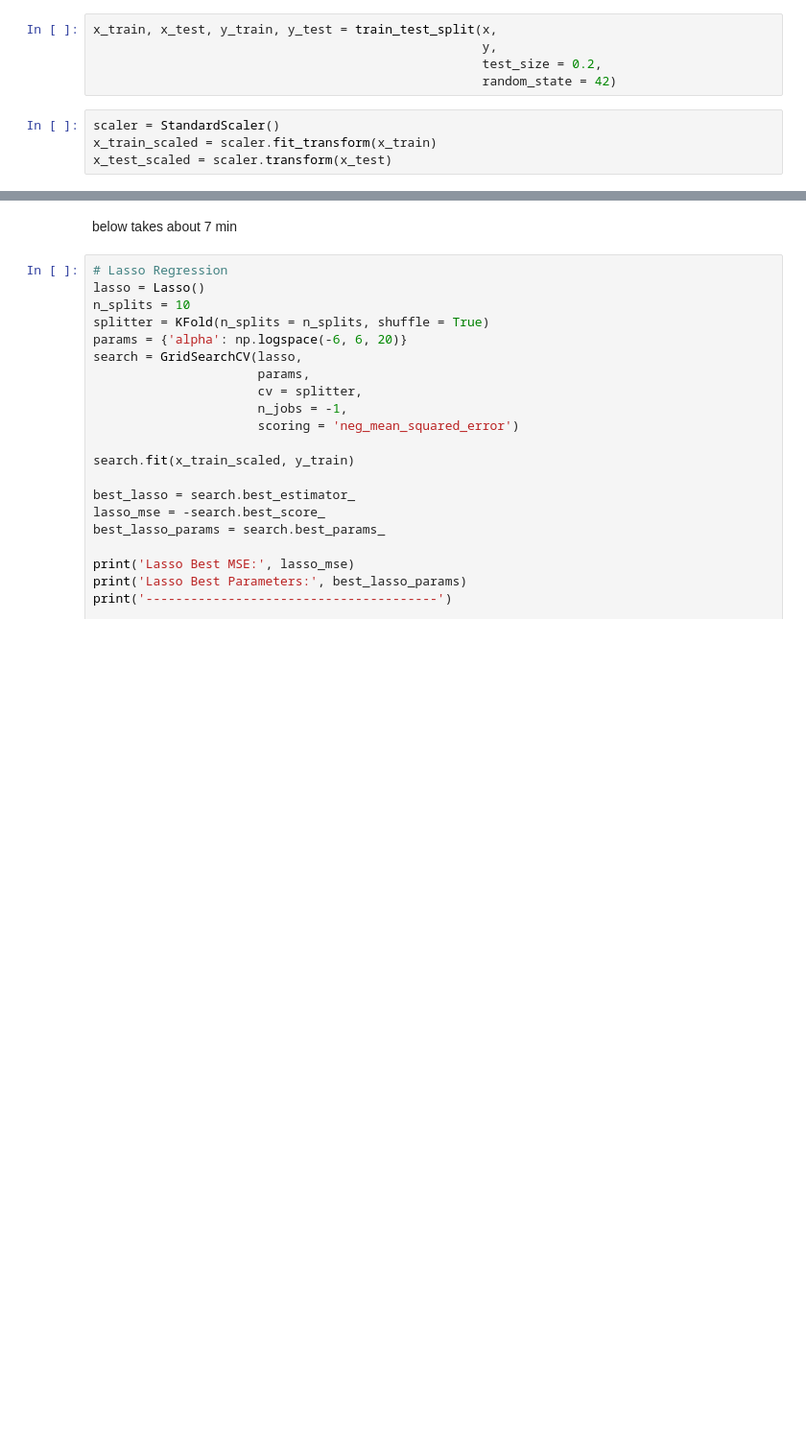
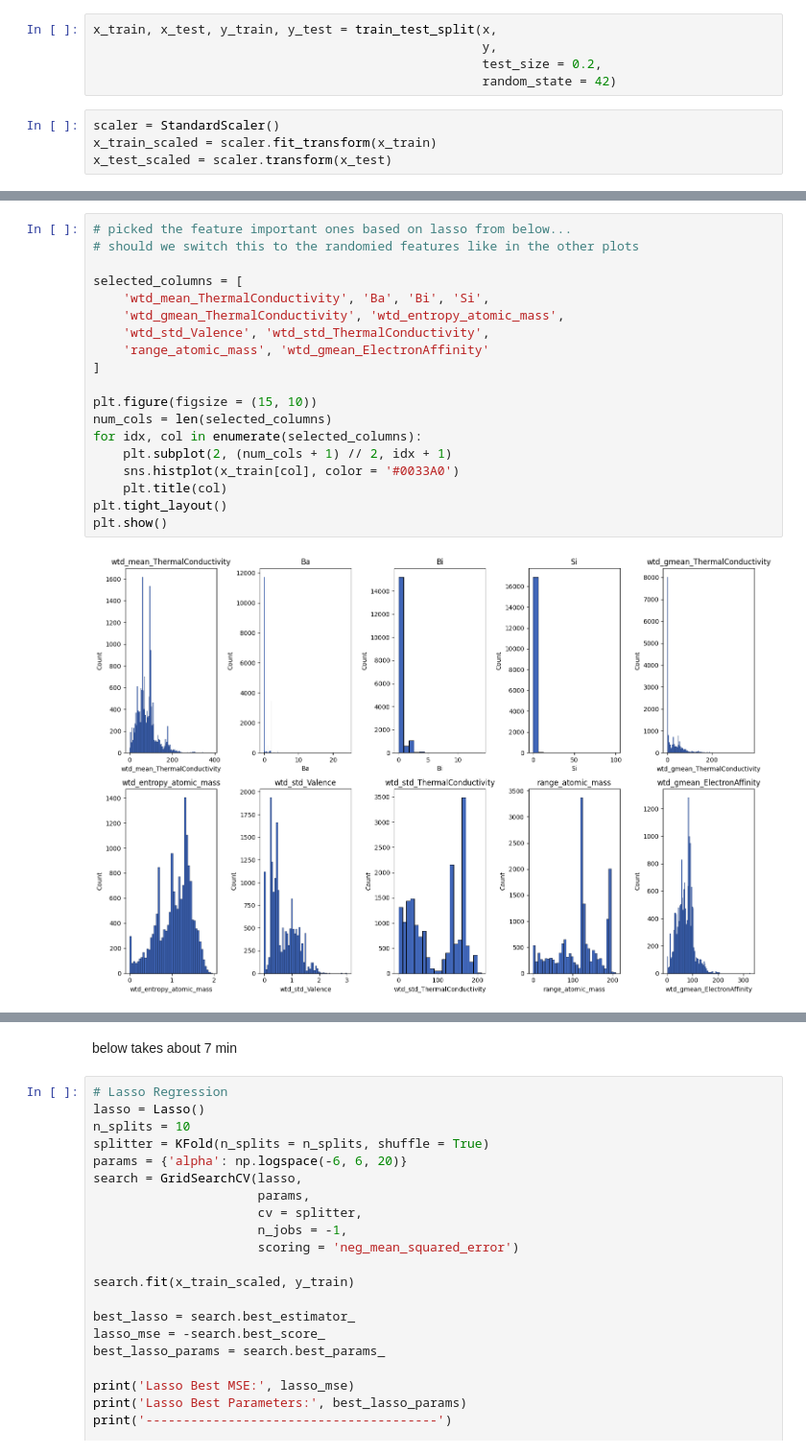
Before and after one commit to taddbackus/qtw, a Jupyter notebook: CaseStudy1/Case_Study_1_v2_0.ipynb, the cells around one changed output, grey strips where cells are left out. Shown at 96% size. Saved outputs shown, nothing was run; the diff lists cells and outputs as text; blank space fills up the shorter version.

```diff
--- a/CaseStudy1/Case_Study_1_v2_0.ipynb
+++ b/CaseStudy1/Case_Study_1_v2_0.ipynb
@@ -74,0 +106,21 @@ x_test_scaled = scaler.transform(x_test)
+# %%
+# picked the feature important ones based on lasso from below...
+# should we switch this to the randomied features like in the other plots
+
+selected_columns = [
+    'wtd_mean_ThermalConductivity', 'Ba', 'Bi', 'Si',
+    'wtd_gmean_ThermalConductivity', 'wtd_entropy_atomic_mass',
+    'wtd_std_Valence', 'wtd_std_ThermalConductivity',
+    'range_atomic_mass', 'wtd_gmean_ElectronAffinity'
+]
+
+plt.figure(figsize = (15, 10))
+num_cols = len(selected_columns)
+for idx, col in enumerate(selected_columns):
+    plt.subplot(2, (num_cols + 1) // 2, idx + 1)
+    sns.histplot(x_train[col], color = '#0033A0')
+    plt.title(col)
+plt.tight_layout()
+plt.show()
+# %% [output]
+[figure, added]
```
Also changed, not shown: parts of 11 cells of this notebook.
